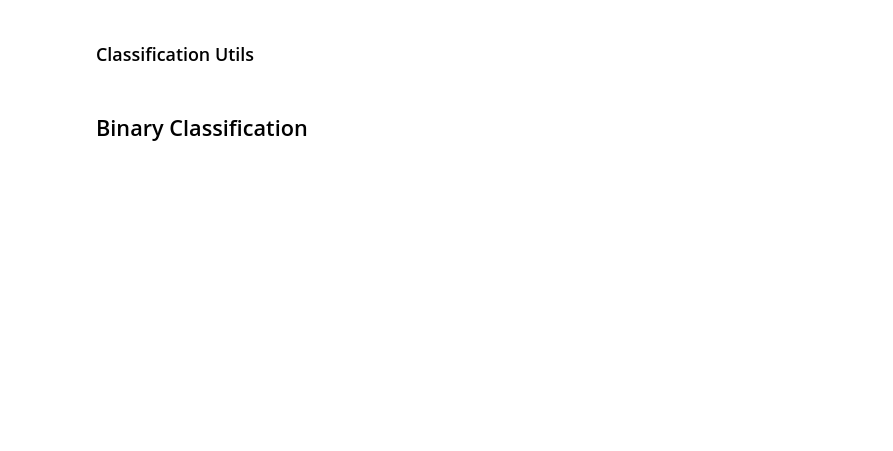
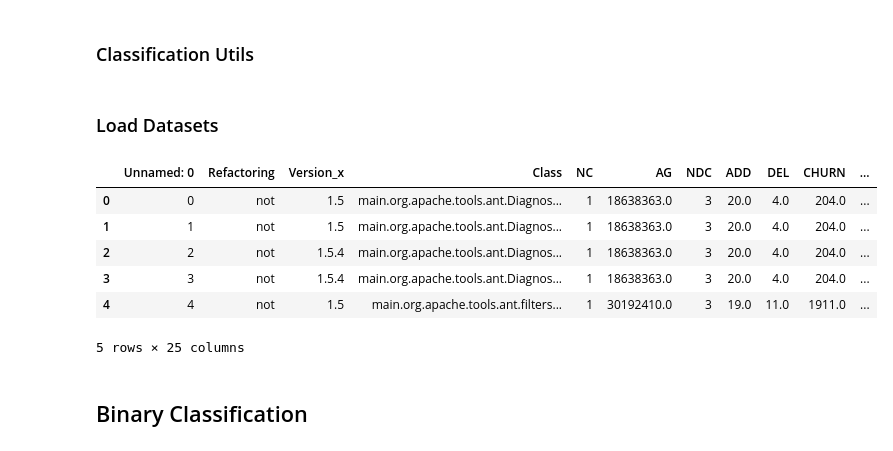
Before and after one commit to JerelynCo/RefactoringXGBoost, a Jupyter notebook: ProcProdRefRecommendation.ipynb, the cells around one changed output. Cells and saved outputs as stored; diff of their text form; code cells hidden in the pictures; blank space fills up the shorter version.

```diff
--- a/ProcProdRefRecommendation.ipynb
+++ b/ProcProdRefRecommendation.ipynb
@@ -60,0 +103,2 @@ def metrics_report(true, pred):
+# %% [markdown]
+### Load Datasets
@@ -60,0 +110,11 @@ def metrics_report(true, pred):
+# %%
+data_df_csf = pd.read_csv(ddata_dir+"proc_prod.csv")
+data_df_csf.head()
+# %% [output]
+|  | Unnamed: 0 | Refactoring | Version_x | Class | NC | AG | NDC | ADD | DEL | CHURN | ... |
+| 0 | 0 | not | 1.5 | main.org.apache.tools.ant.Diagnos... | 1 | 18638363.0 | 3 | 20.0 | 4.0 | 204.0 | ... |
+| 1 | 1 | not | 1.5 | main.org.apache.tools.ant.Diagnos... | 1 | 18638363.0 | 3 | 20.0 | 4.0 | 204.0 | ... |
+| 2 | 2 | not | 1.5.4 | main.org.apache.tools.ant.Diagnos... | 1 | 18638363.0 | 3 | 20.0 | 4.0 | 204.0 | ... |
+| 3 | 3 | not | 1.5.4 | main.org.apache.tools.ant.Diagnos... | 1 | 18638363.0 | 3 | 20.0 | 4.0 | 204.0 | ... |
+| 4 | 4 | not | 1.5 | main.org.apache.tools.ant.filters... | 1 | 30192410.0 | 3 | 19.0 | 11.0 | 1911.0 | ... |
+5 rows × 25 columns
```
Also changed, not shown: parts of 42 cells of this notebook, 1 other file.
